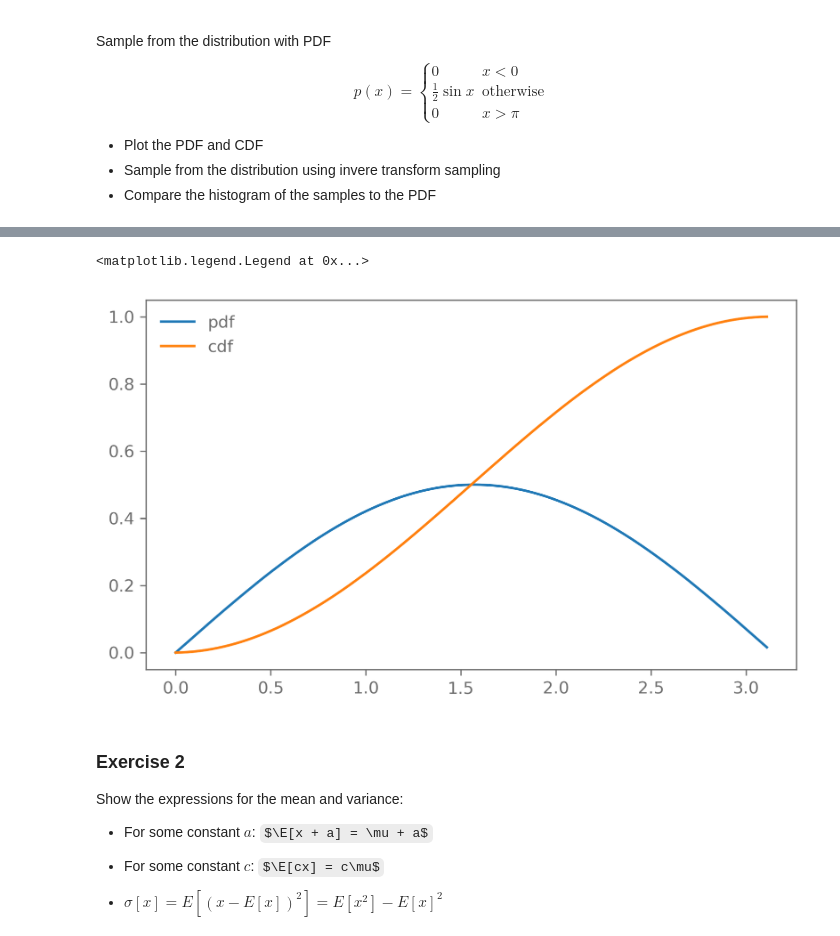
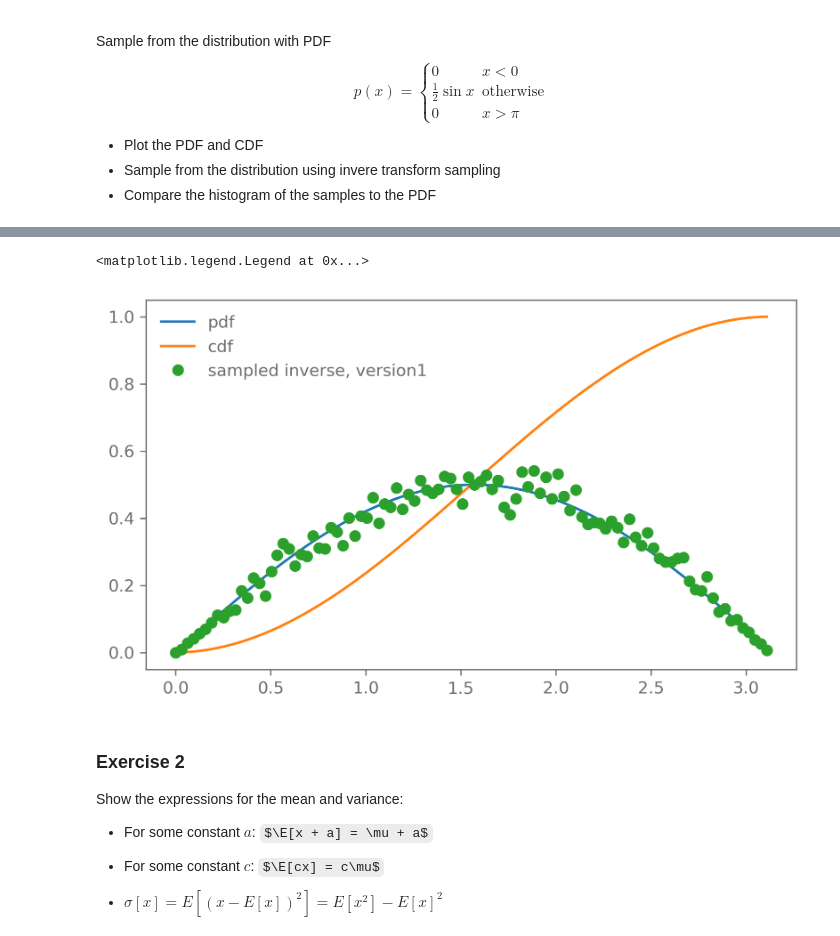
Before and after one commit to bermeyer/Bayesian-Stats-HS2026, a Jupyter notebook: my_exercise_solutions/Ex3.ipynb, the cells around one changed output, grey strips where cells are left out. Drawn from its saved outputs; the diff is of its cells as text; code cells hidden in the pictures; some formulas as TeX source.

Commit message:
fixed error in inverse sampling

```diff
--- a/my_exercise_solutions/Ex3.ipynb
+++ b/my_exercise_solutions/Ex3.ipynb
@@ -52,22 +52,20 @@ def p(x):
 def cdf(x,dx):
     return np.cumsum(x)*dx
 
-def inverse_sample(ys,n,max_p):
-    print(ys)
+def inverse_sample(ys,n,max_p,dx): #my version of inverse sampling by looking at cdf, sampling 0,1 uniform, count nr of
+    # xs in a certain bin, where uniformly sampled points are for the first time larger than the cdf-> nr of points per bin
+    # normalizing them with the sum(dx*nr of points per bin)=1 gives us the pdf but the suggested method in lecture is prolly more refined and covers edge cases
     samples=np.random.uniform(0,max_p,n)
     counts=np.zeros(ys.size)
-    # plt.plot(np.arange(0,n),samples, ".")
-    # plt.plot(np.arange(0,n),ys)
-    print(samples)
+
     for i in range (0,len(samples)-1):
-        print(i)
         j=0
-        # print("enter llop")
-        print("sample:", samples[i], "cdf: ", ys[j], "j: ", j)
-        while samples[i]<ys[j] and j<len(samples)-1:
+        while samples[i]>ys[j] and j<len(samples)-1:
             j+=1
-            print("increasedby 1")
         counts[j]+=1
         continue
 
-    return counts
+    return counts/(np.sum(dx*counts))
+
+def inverse_sample_correct():
+    return
@@ -98,4 +76,4 @@ ys=np.ones(xs.size)
 for i in range(0,len(xs)):
     ys[i]=p(xs[i])
 cdfs=cdf(ys,dx)
-max_p=np.max(cdfs
+max_p=np.max(cdfs)
@@ -119,10 +80,13 @@ array([84.,  0.,  0.,  4.,  0.,  0.,  0.,  0.,  0.,  0.,  0.,  0.,  0.,
+# %%
+a=inverse_sample(cdfs,10000,max_p,dx)
 # %%
 plt.plot(xs,ys, label="pdf")
 plt.plot(xs, cdfs, label="cdf")
+plt.plot(xs, a, "o", label="sampled inverse, version1")
 plt.legend()
 # %% [output]
 <matplotlib.legend.Legend at 0x...>
-[figure, old version]
+[figure, new version]
 # %% [markdown]
 ### Exercise 2
 
```
Also changed, not shown: parts of 4 cells of this notebook.
